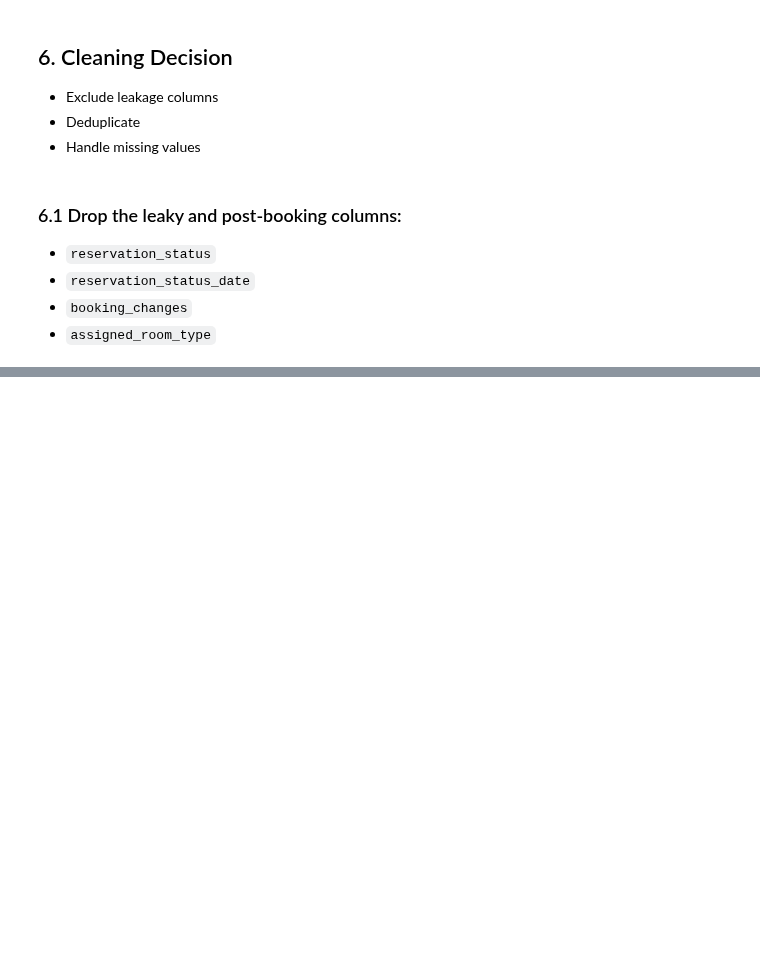
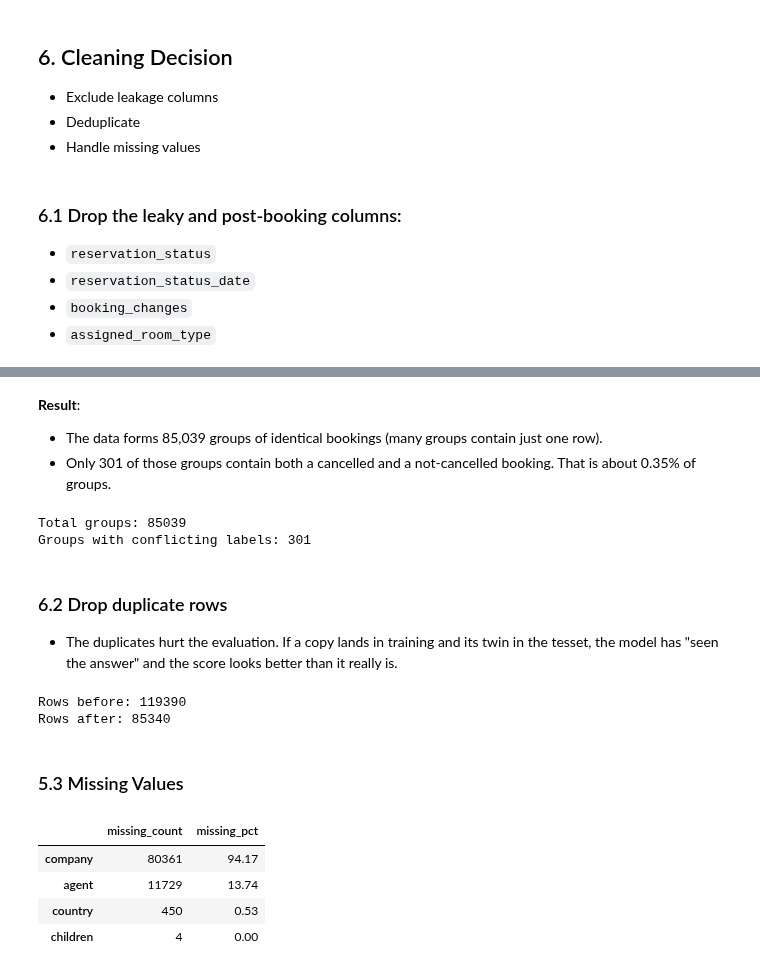
Before and after one commit to nabila-natasha/hotel-booking-cancellation-ml, a Jupyter notebook: notebooks/01_eda_modeling.ipynb, the cells around one changed output, grey strips where cells are left out. Cells and saved outputs as stored; diff of their text form; code cells hidden in the pictures; blank space fills up the shorter version.

```diff
--- a/notebooks/01_eda_modeling.ipynb
+++ b/notebooks/01_eda_modeling.ipynb
@@ -256,0 +243,44 @@ duplicate_rows
+# %% [markdown]
+**Result**:
+- The data forms 85,039 groups of identical bookings (many groups contain just one row).
+- Only 301 of those groups contain both a cancelled and a not-cancelled booking. That is about 0.35% of groups.
+# %%
+feature_cols = [c for c in df_clean.columns if c != 'is_canceled']
+
+# Same features but different labels = genuinely ambiguous rows
+labels_per_group = df_clean.groupby(feature_cols, dropna=False)["is_canceled"].nunique()
+
+print("Total groups:", len(labels_per_group))
+print("Groups with conflicting labels:", (labels_per_group > 1).sum())
+# %% [output]
+Total groups: 85039
+Groups with conflicting labels: 301
+# %% [markdown]
+### 6.2 Drop duplicate rows
+
+- The duplicates hurt the evaluation. If a copy lands in training and its twin in the tesset, the model has "seen the answer" and the score looks better than it really is.
+# %%
+print("Rows before:", len(df_clean))
+
+df_clean = df_clean.drop_duplicates()
+print("Rows after:", len(df_clean))
+# %% [output]
+Rows before: 119390
+Rows after: 85340
+# %% [markdown]
+### 5.3 Missing Values
+# %%
+missing_summary = pd.DataFrame({
+    'missing_count': df_clean.isna().sum(),
+    'missing_pct': df_clean.isna().mean().mul(100)
+})
+
+missing_summary = missing_summary[missing_summary['missing_count'] > 0].sort_values('missing_pct', ascending=False).round(2)
+
+missing_summary
+# %% [output]
+|  | missing_count | missing_pct |
+| company | 80361 | 94.17 |
+| agent | 11729 | 13.74 |
+| country | 450 | 0.53 |
+| children | 4 | 0.00 |
```
Also changed, not shown: parts of 4 cells of this notebook.
